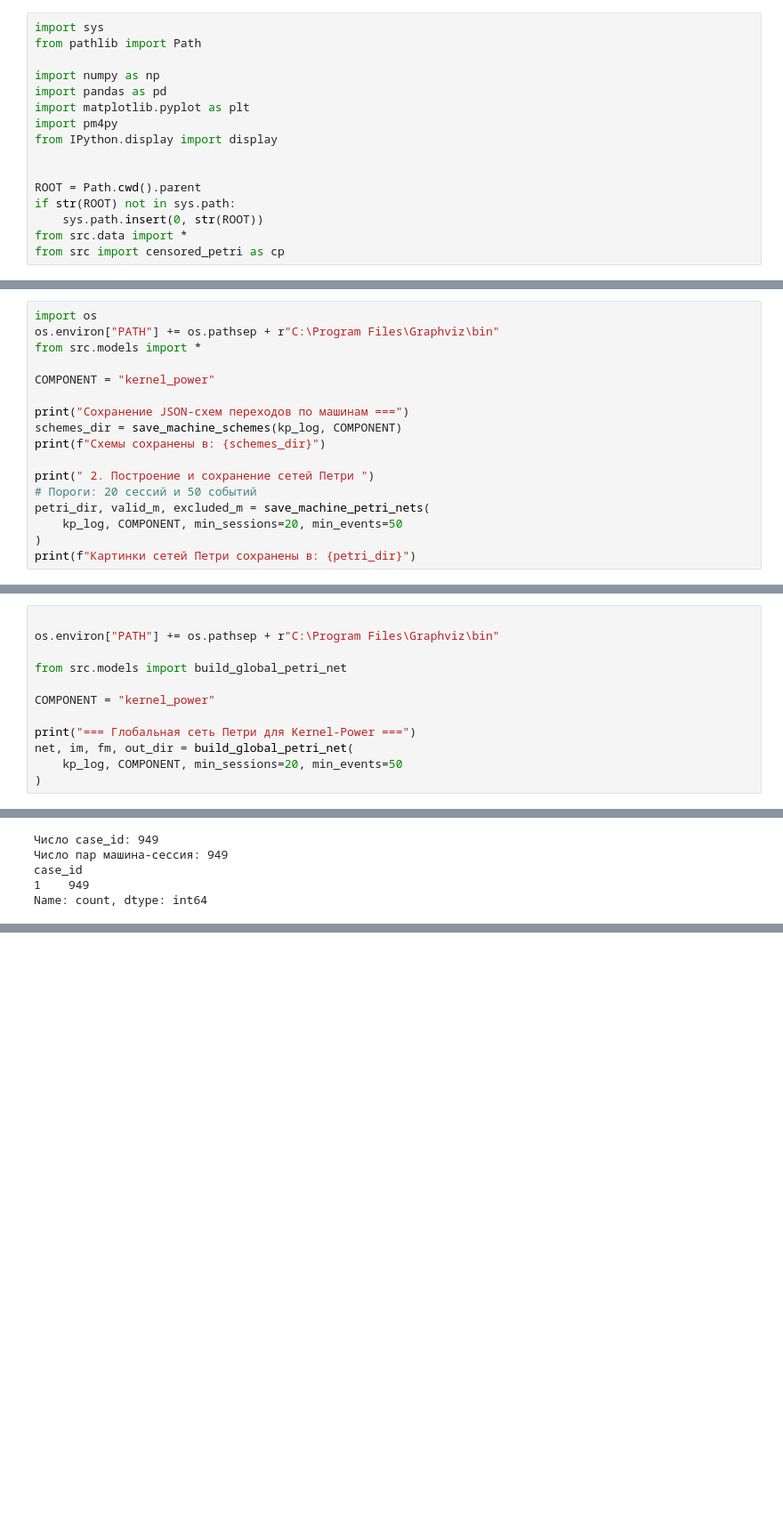
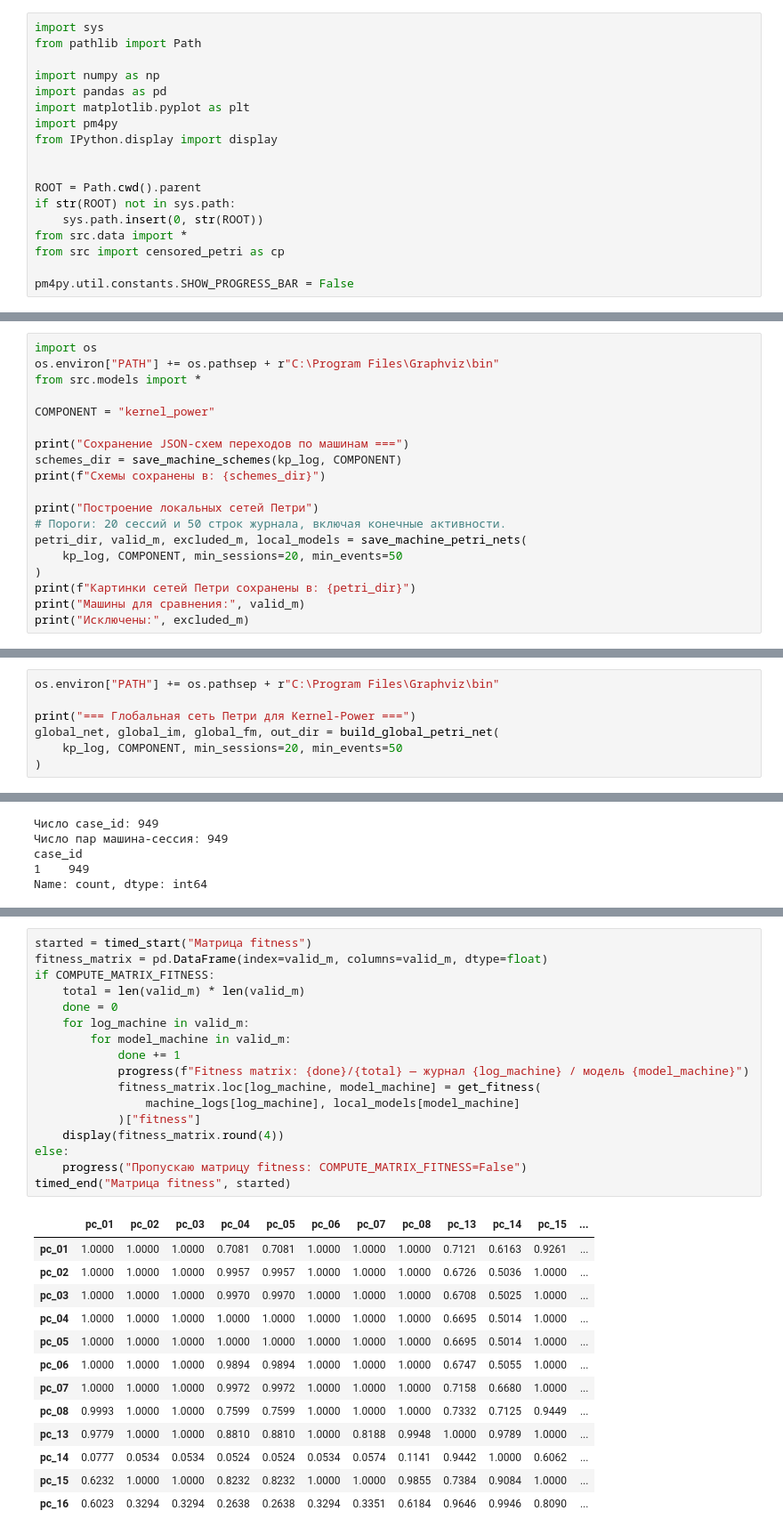
Before and after one commit to iuliivasilev/SurvivalProcessMining, a Jupyter notebook: Reliability_Sudeikina/04_component_schemes.ipynb, the cells around one changed output, grey strips where cells are left out. Shown at 89% size. Saved outputs shown, nothing was run; the diff lists cells and outputs as text; blank space fills up the shorter version.

```diff
--- a/Reliability_Sudeikina/04_component_schemes.ipynb
+++ b/Reliability_Sudeikina/04_component_schemes.ipynb
@@ -14,4 +14,6 @@ if str(ROOT) not in sys.path:
     sys.path.insert(0, str(ROOT))
 from src.data import *
 from src import censored_petri as cp
+
+pm4py.util.constants.SHOW_PROGRESS_BAR = False
 # %% [markdown]
@@ -196,9 +196,11 @@ print("Сохранение JSON-схем переходов по машинам
 schemes_dir = save_machine_schemes(kp_log, COMPONENT)
 print(f"Схемы сохранены в: {schemes_dir}")
 
-print(" 2. Построение и сохранение сетей Петри ")
-# Пороги: 20 сессий и 50 событий
-petri_dir, valid_m, excluded_m = save_machine_petri_nets(
+print("Построение локальных сетей Петри")
+# Пороги: 20 сессий и 50 строк журнала, включая конечные активности.
+petri_dir, valid_m, excluded_m, local_models = save_machine_petri_nets(
     kp_log, COMPONENT, min_sessions=20, min_events=50
 )
 print(f"Картинки сетей Петри сохранены в: {petri_dir}")
+print("Машины для сравнения:", valid_m)
+print("Исключены:", excluded_m)
@@ -205,12 +217,7 @@ print(f"Картинки сетей Петри сохранены в: {petri_dir
 # %%
-
 os.environ["PATH"] += os.pathsep + r"C:\Program Files\Graphviz\bin"
 
-from src.models import build_global_petri_net
-
-COMPONENT = "kernel_power"
-
 print("=== Глобальная сеть Петри для Kernel-Power ===")
-net, im, fm, out_dir = build_global_petri_net(
+global_net, global_im, global_fm, out_dir = build_global_petri_net(
     kp_log, COMPONENT, min_sessions=20, min_events=50
 )
@@ -232,0 +371,31 @@ Name: count, dtype: int64
+# %%
+started = timed_start("Матрица fitness")
+fitness_matrix = pd.DataFrame(index=valid_m, columns=valid_m, dtype=float)
+if COMPUTE_MATRIX_FITNESS:
+    total = len(valid_m) * len(valid_m)
+    done = 0
+    for log_machine in valid_m:
+        for model_machine in valid_m:
+            done += 1
+            progress(f"Fitness matrix: {done}/{total} — журнал {log_machine} / модель {model_machine}")
+            fitness_matrix.loc[log_machine, model_machine] = get_fitness(
+                machine_logs[log_machine], local_models[model_machine]
+            )["fitness"]
+    display(fitness_matrix.round(4))
+else:
+    progress("Пропускаю матрицу fitness: COMPUTE_MATRIX_FITNESS=False")
+timed_end("Матрица fitness", started)
+# %% [output]
+|  | pc_01 | pc_02 | pc_03 | pc_04 | pc_05 | pc_06 | pc_07 | pc_08 | pc_13 | pc_14 | pc_15 | ... |
+| pc_01 | 1.0000 | 1.0000 | 1.0000 | 0.7081 | 0.7081 | 1.0000 | 1.0000 | 1.0000 | 0.7121 | 0.6163 | 0.9261 | ... |
+| pc_02 | 1.0000 | 1.0000 | 1.0000 | 0.9957 | 0.9957 | 1.0000 | 1.0000 | 1.0000 | 0.6726 | 0.5036 | 1.0000 | ... |
+| pc_03 | 1.0000 | 1.0000 | 1.0000 | 0.9970 | 0.9970 | 1.0000 | 1.0000 | 1.0000 | 0.6708 | 0.5025 | 1.0000 | ... |
+| pc_04 | 1.0000 | 1.0000 | 1.0000 | 1.0000 | 1.0000 | 1.0000 | 1.0000 | 1.0000 | 0.6695 | 0.5014 | 1.0000 | ... |
+| pc_05 | 1.0000 | 1.0000 | 1.0000 | 1.0000 | 1.0000 | 1.0000 | 1.0000 | 1.0000 | 0.6695 | 0.5014 | 1.0000 | ... |
+| pc_06 | 1.0000 | 1.0000 | 1.0000 | 0.9894 | 0.9894 | 1.0000 | 1.0000 | 1.0000 | 0.6747 | 0.5055 | 1.0000 | ... |
+| pc_07 | 1.0000 | 1.0000 | 1.0000 | 0.9972 | 0.9972 | 1.0000 | 1.0000 | 1.0000 | 0.7158 | 0.6680 | 1.0000 | ... |
+| pc_08 | 0.9993 | 1.0000 | 1.0000 | 0.7599 | 0.7599 | 1.0000 | 1.0000 | 1.0000 | 0.7332 | 0.7125 | 0.9449 | ... |
+| pc_13 | 0.9779 | 1.0000 | 1.0000 | 0.8810 | 0.8810 | 1.0000 | 0.8188 | 0.9948 | 1.0000 | 0.9789 | 1.0000 | ... |
+| pc_14 | 0.0777 | 0.0534 | 0.0534 | 0.0524 | 0.0524 | 0.0534 | 0.0574 | 0.1141 | 0.9442 | 1.0000 | 0.6062 | ... |
+| pc_15 | 0.6232 | 1.0000 | 1.0000 | 0.8232 | 0.8232 | 1.0000 | 1.0000 | 0.9855 | 0.7384 | 0.9084 | 1.0000 | ... |
+| pc_16 | 0.6023 | 0.3294 | 0.3294 | 0.2638 | 0.2638 | 0.3294 | 0.3351 | 0.6184 | 0.9646 | 0.9946 | 0.8090 | ... |
```
Also changed, not shown: parts of 19 cells of this notebook.
